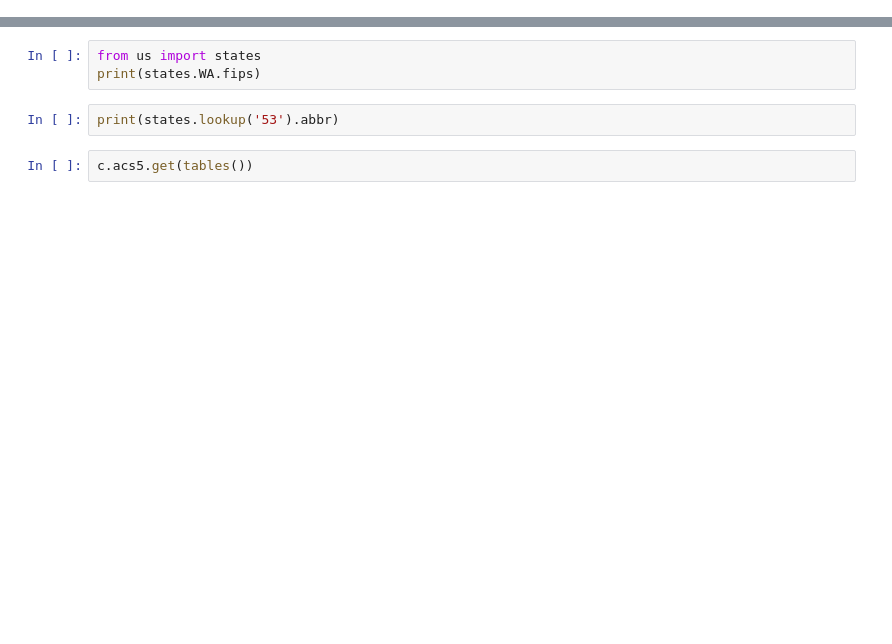
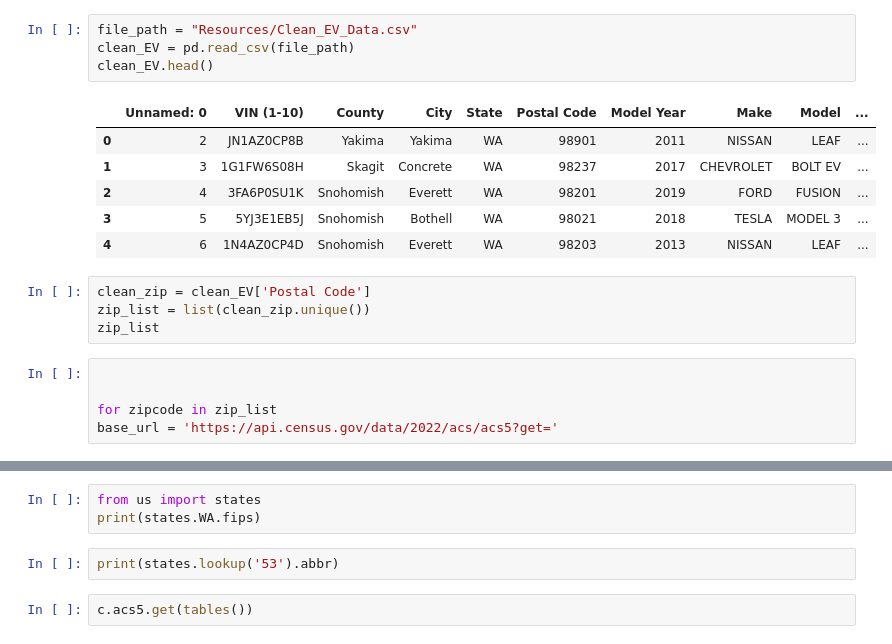
Before and after one commit to caelwillis/group-4-proj-1, a Jupyter notebook: CensusBureauAPIWrapping.ipynb, the cells around one changed output, grey strips where cells are left out. Drawn from its saved outputs; the diff is of its cells as text; blank space fills up the shorter version.

Commit message:
census api hit

```diff
--- a/CensusBureauAPIWrapping.ipynb
+++ b/CensusBureauAPIWrapping.ipynb
@@ -1274,0 +26,20 @@ Do not share my personal information
+# %%
+file_path = "Resources/Clean_EV_Data.csv"
+clean_EV = pd.read_csv(file_path)
+clean_EV.head()
+# %% [output]
+|  | Unnamed: 0 | VIN (1-10) | County | City | State | Postal Code | Model Year | Make | Model | ... |
+| 0 | 2 | JN1AZ0CP8B | Yakima | Yakima | WA | 98901 | 2011 | NISSAN | LEAF | ... |
+| 1 | 3 | 1G1FW6S08H | Skagit | Concrete | WA | 98237 | 2017 | CHEVROLET | BOLT EV | ... |
+| 2 | 4 | 3FA6P0SU1K | Snohomish | Everett | WA | 98201 | 2019 | FORD | FUSION | ... |
+| 3 | 5 | 5YJ3E1EB5J | Snohomish | Bothell | WA | 98021 | 2018 | TESLA | MODEL 3 | ... |
+| 4 | 6 | 1N4AZ0CP4D | Snohomish | Everett | WA | 98203 | 2013 | NISSAN | LEAF | ... |
+# %%
+clean_zip = clean_EV['Postal Code']
+zip_list = list(clean_zip.unique())
+zip_list
+# %%
+
+
+for zipcode in zip_list
+base_url = 'https://api.census.gov/data/2022/acs/acs5?get='
```
Also changed, not shown: parts of 3 cells of this notebook.
